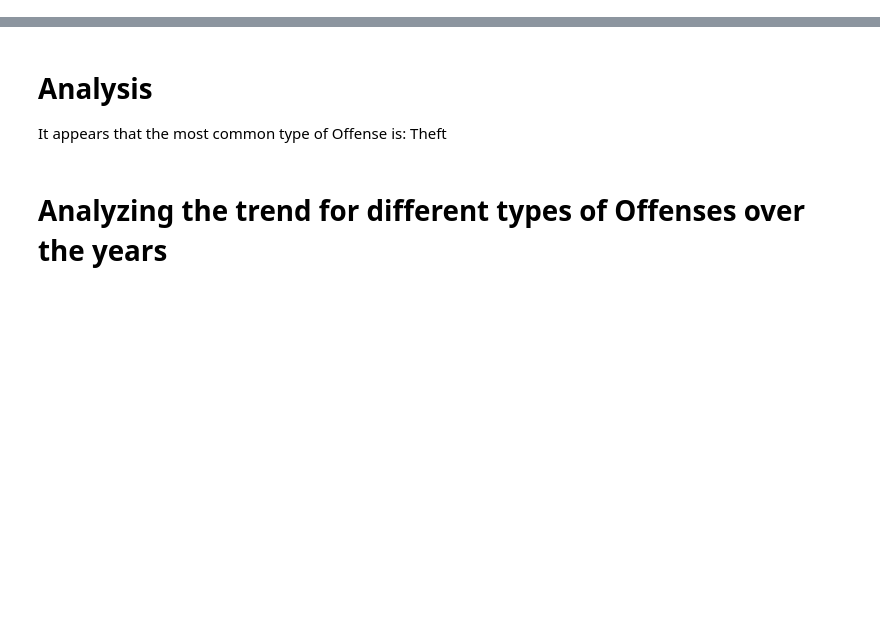
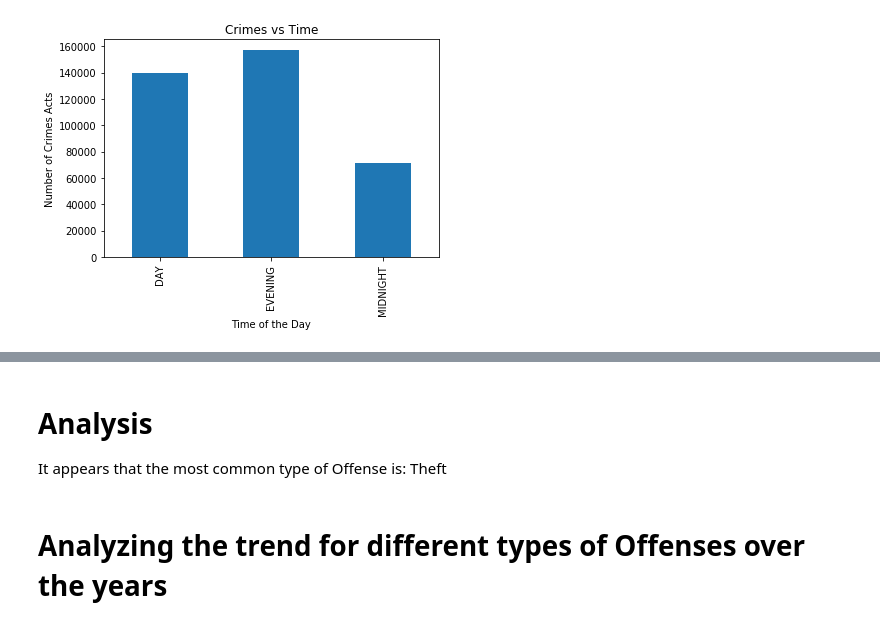
Before and after one commit to iraismgarcia5/Project_DC_Crime_Analysis, a Jupyter notebook: Project1_DC_Crime_Analysis.ipynb, the cells around one changed output, grey strips where cells are left out. Saved outputs shown, nothing was run; the diff lists cells and outputs as text; code cells hidden in the pictures; blank space fills up the shorter version.

```diff
--- a/Project1_DC_Crime_Analysis.ipynb
+++ b/Project1_DC_Crime_Analysis.ipynb
@@ -189,9 +350,11 @@ plt.show()
 # %%
 #Plot crimes crimes per Time of the day
-dc_crimes_df.groupby([dc_crimes_df.SHIFT]).size().plot.bar()
+dc_crimes_df_sorted.groupby([dc_crimes_df_sorted.SHIFT]).size().plot.bar()
 plt.title('Crimes vs Time')
 plt.xlabel('Time of the Day')
 plt.ylabel('Number of Crimes Acts')
 plt.show()
+# %% [output]
+[figure, added]
 # %%
 #Distribution of each type of crime
```
Also changed, not shown: parts of 20 cells of this notebook.
